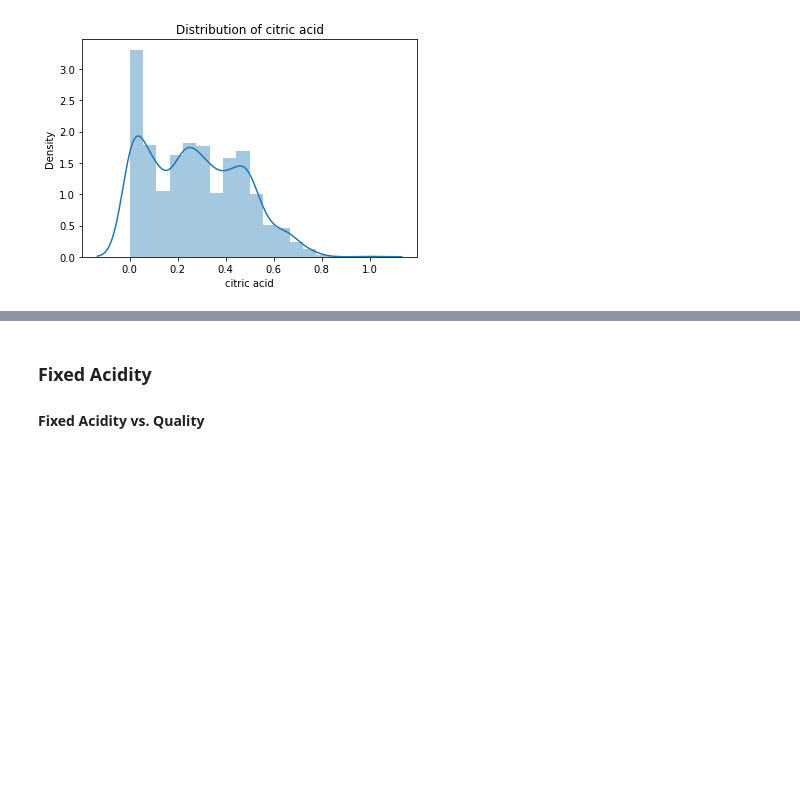
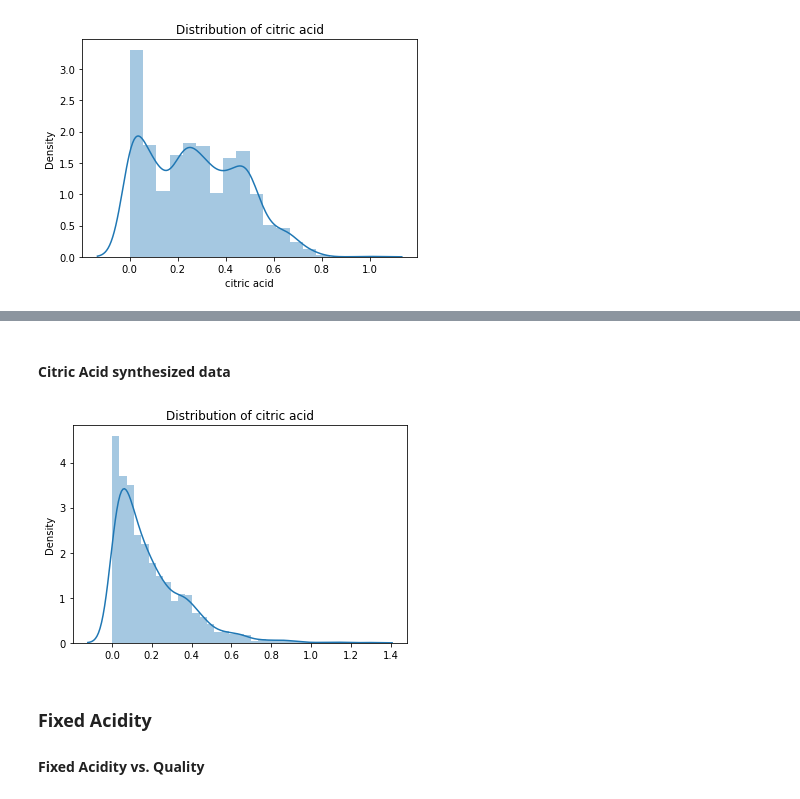
Before and after one commit to LaisColetta/PdDA_Assignment, a Jupyter notebook: PdDA_Assignment.ipynb, the cells around one changed output, grey strips where cells are left out. Saved outputs shown, nothing was run; the diff lists cells and outputs as text; code cells hidden in the pictures; blank space fills up the shorter version.

```diff
--- a/PdDA_Assignment.ipynb
+++ b/PdDA_Assignment.ipynb
@@ -472,3 +474,12 @@ min_citric acid is 0.0 and max_citric acid is 1.0
+# %% [markdown]
+#### Citric Acid synthesized data
+# %%
+citric_acid_random = rng.exponential(scale=0.19, size=1599)
+sns.distplot(citric_acid_random)
+plt.title("Distribution of citric acid")
+plt.show()
+# %% [output]
+[figure, added]
 # %% [markdown]
 ### Fixed Acidity
 
```
Also changed, not shown: parts of 49 cells of this notebook, 1 other file.
